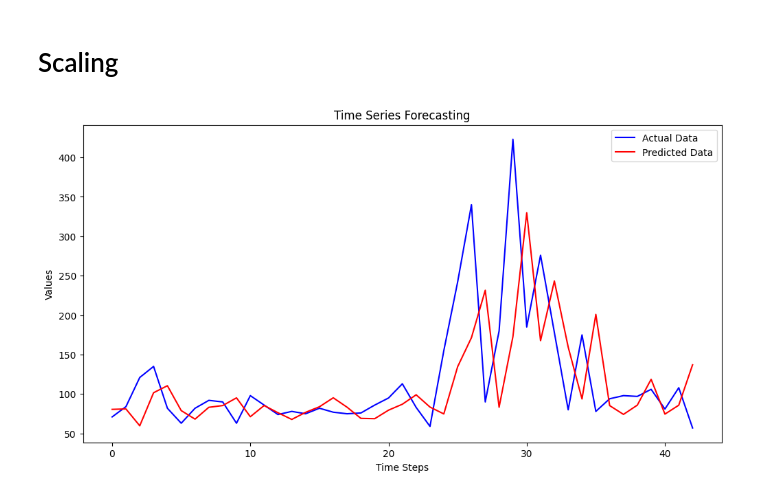
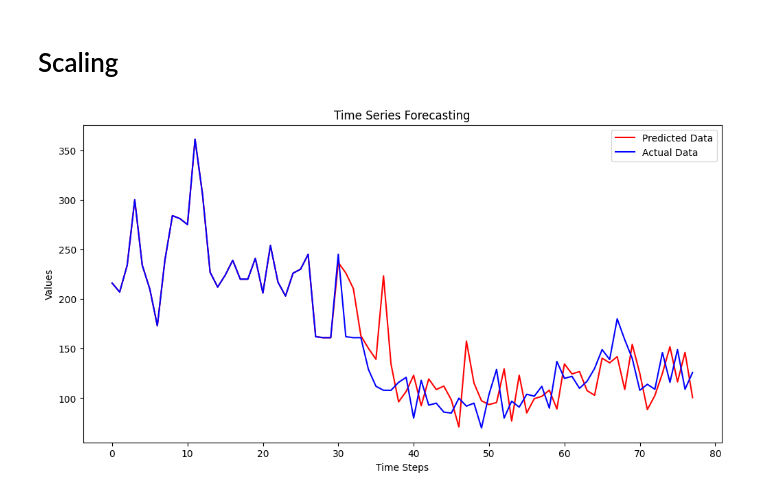
Before and after one commit to dahouathi2/PEA, a Jupyter notebook: run_zero_shot.ipynb, the cells around one changed output. Cells and saved outputs as stored; diff of their text form; code cells hidden in the pictures.

```diff
--- a/run_zero_shot.ipynb
+++ b/run_zero_shot.ipynb
@@ -425,16 +363,2 @@ plt.show()
 # %% [markdown]
 # Scaling
-# %%
-import matplotlib.pyplot as plt
-%matplotlib inline
-# Assuming predictions and true_labels are numpy arrays of the same shape
-plt.figure(figsize=(12, 6))
-plt.plot(true_labels[43*2:, 0]*train_data.std[2] + train_data.mean[2], label='Actual Data', color='blue')  # Adjust indexing based on your data shape
-plt.plot(predictions[43*2:, 0]*train_data.std[2] + train_data.mean[2], label='Predicted Data', color='red')  # Adjust indexing based on your data shape
-plt.title('Time Series Forecasting')
-plt.xlabel('Time Steps')
-plt.ylabel('Values')
-plt.legend()
-plt.show()
-# %% [output]
-[figure, removed]
@@ -440,0 +367,25 @@ plt.show()
+# %%
+# Ensure numpy is imported: import numpy as np
+
+# Reshape data to ensure compatibility for concatenation
+actual_sales = data["sold_units"].iloc[:30].values.flatten()  # Converts to numpy array and flattens it
+
+# Adjust true_labels and predictions by reshaping them if necessary
+adjusted_true_labels = (true_labels[predictions.shape[0]//3*2:, 0] * train_data.std[2] + train_data.mean[2]).flatten()
+adjusted_predictions = (predictions[predictions.shape[0]//3*2:, 0] * train_data.std[2] + train_data.mean[2]).flatten()
+
+# Concatenate the adjusted data
+actual_data = np.concatenate([actual_sales, adjusted_true_labels])
+predicted_data = np.concatenate([actual_sales, adjusted_predictions])
+
+# Plotting
+plt.figure(figsize=(12, 6))
+plt.plot(predicted_data, label='Predicted Data', color='red')
+plt.plot(actual_data, label='Actual Data', color='blue')
+plt.title('Time Series Forecasting')
+plt.xlabel('Time Steps')
+plt.ylabel('Values')
+plt.legend()
+plt.show()
+# %% [output]
+[figure, added]
```
Also changed, not shown: parts of 25 cells of this notebook, 23 other files.
